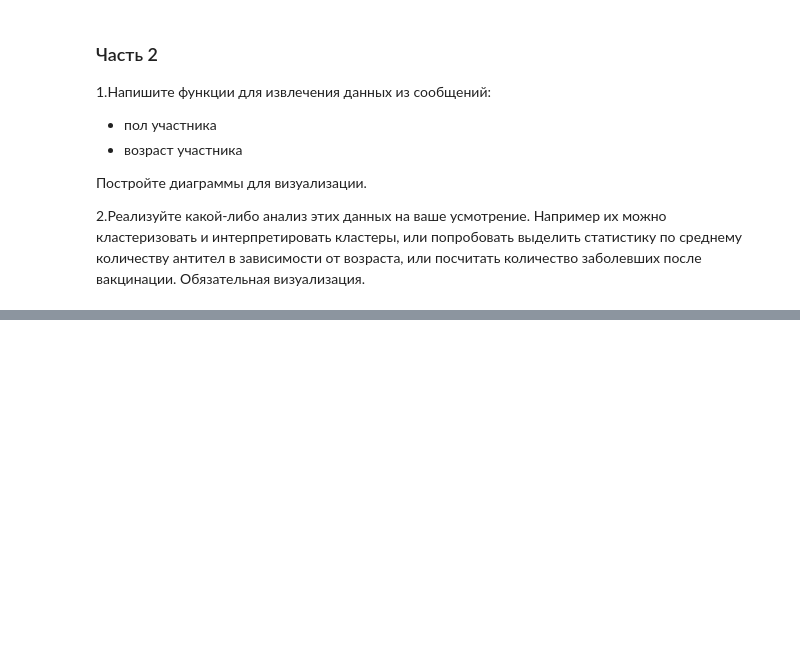
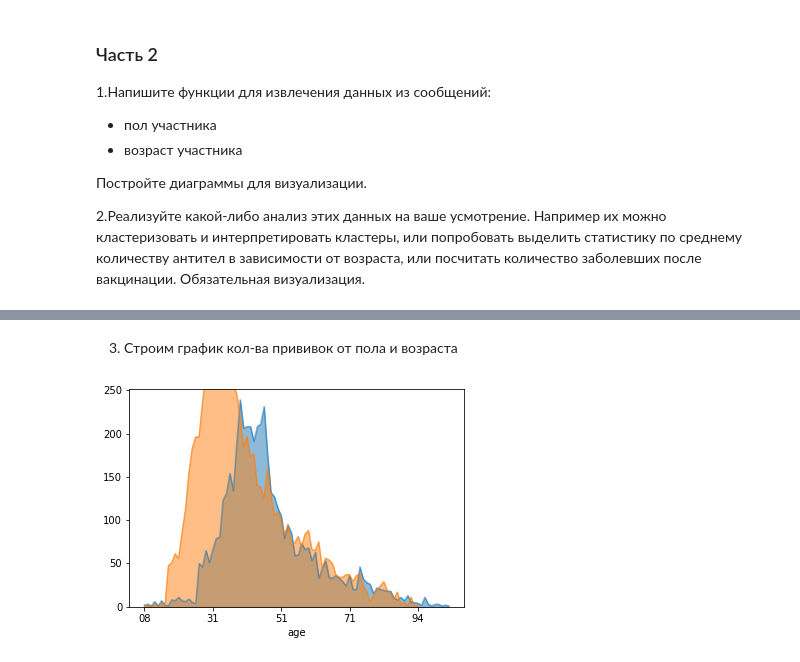
Before and after one commit to bogdanspbm/doc_classificator_homework, a Jupyter notebook: Task5/Task_5.ipynb, the cells around one changed output, grey strips where cells are left out. Saved outputs shown, nothing was run; the diff lists cells and outputs as text; code cells hidden in the pictures; blank space fills up the shorter version.

```diff
--- a/Task5/Task_5.ipynb
+++ b/Task5/Task_5.ipynb
@@ -12,0 +32,9 @@
+# %%
+data = data.dropna()
+data = data[data['message'].str.contains('Ж|М|м|ж')]
+data = data[data['message'].str.contains('1|2|3|4|5|6|7|8|9|0')]
+data['tmp'] = data['message'].str.extract('([МЖмж].[0123456789].)', flags=re.IGNORECASE, expand=False).str.lower()
+data['gender'] = data['tmp'].str.extract('([МЖмж])', flags=re.IGNORECASE, expand=False).str.lower()
+data['age'] = data['tmp'].str.extract('([0123456789][0123456789])', flags=re.IGNORECASE, expand=False).str.lower()
+data = data.dropna()
+data.head()
@@ -12,0 +48,9 @@
+# %% [markdown]
+3. Строим график кол-ва прививок от пола и возраста
+# %%
+data_for_plot = data.groupby(['gender','age']).size()
+data_for_plot['м'].plot.area(alpha=0.5)
+data_for_plot['ж'].plot.area(alpha=0.5)
+plt.show()
+# %% [output]
+[figure, added]
```
Also changed, not shown: parts of 8 cells of this notebook, 1 other file.
